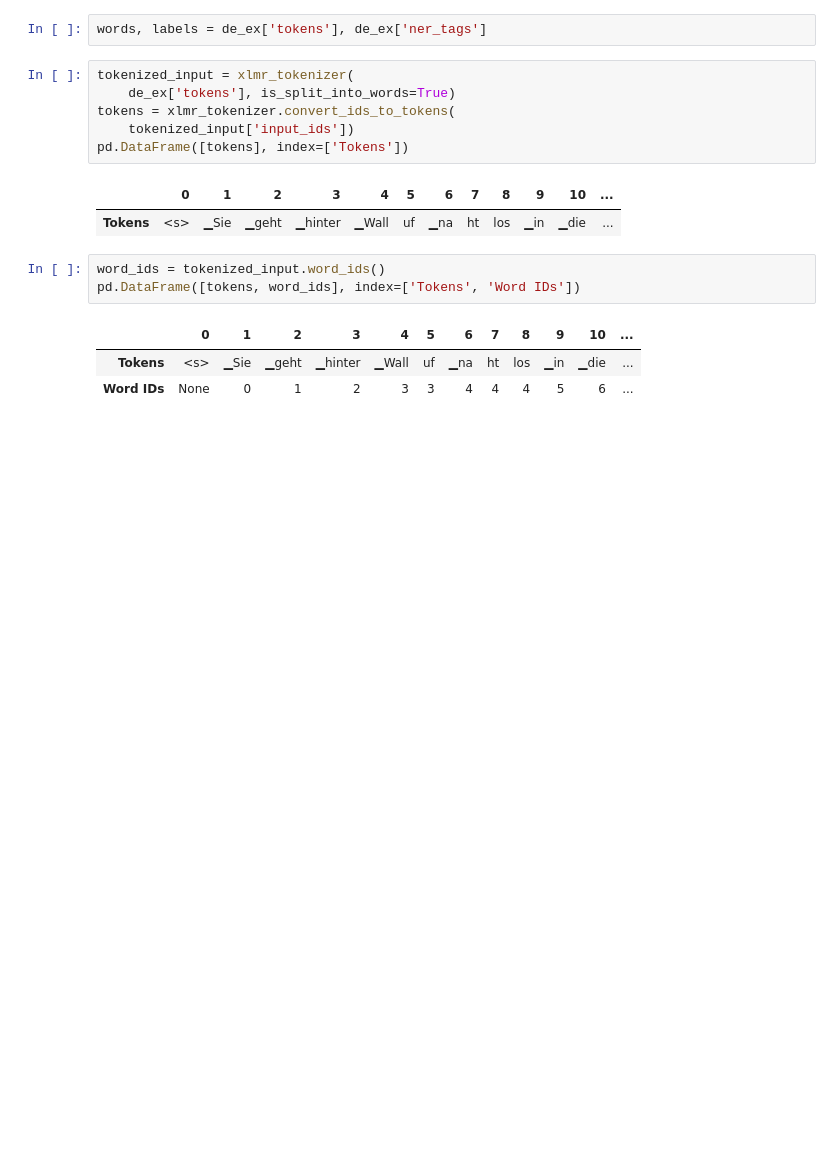
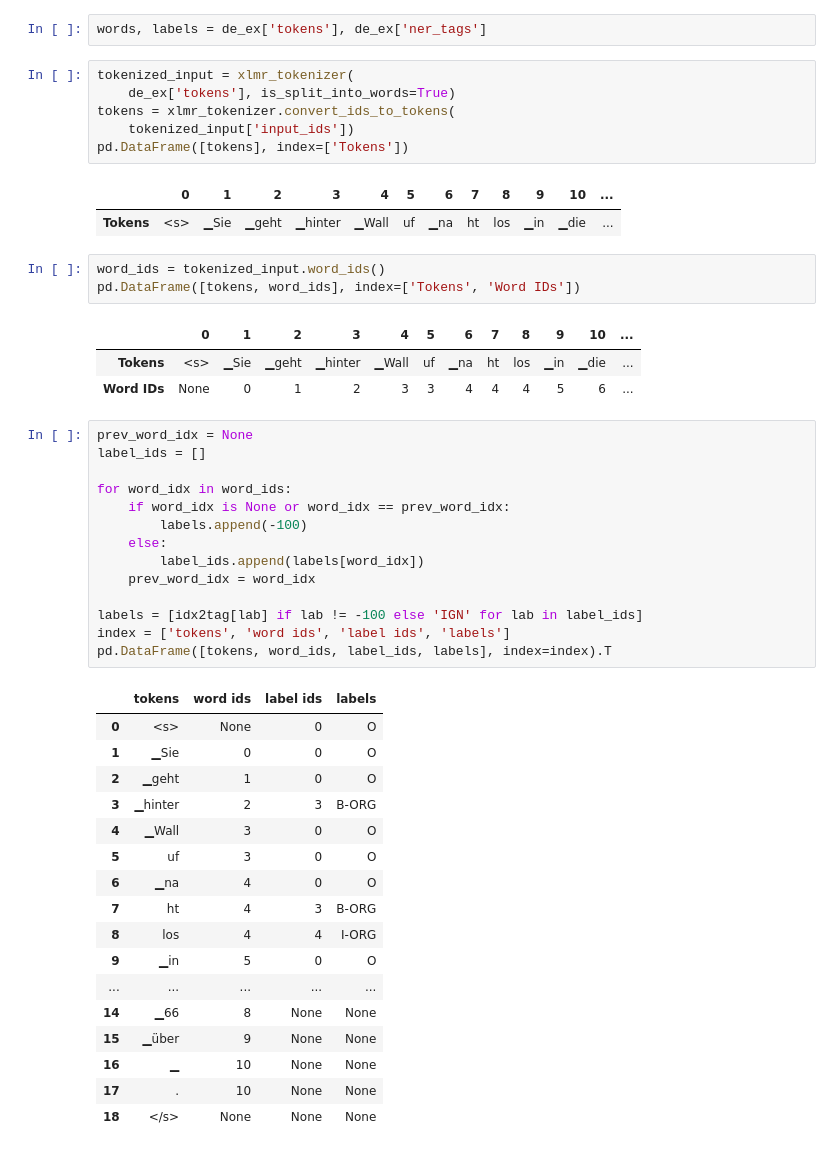
Before and after one commit to damiansp/NLP, a Jupyter notebook: transformers/04_multilingual_named_entity_recognition/01_multilingual_NER.py.ipynb, the cells around one changed output. Saved outputs shown, nothing was run; the diff lists cells and outputs as text; blank space fills up the shorter version.

```diff
--- a/transformers/04_multilingual_named_entity_recognition/01_multilingual_NER.py.ipynb
+++ b/transformers/04_multilingual_named_entity_recognition/01_multilingual_NER.py.ipynb
@@ -252,3 +256,35 @@ pd.DataFrame([tokens, word_ids], index=['Tokens', 'Word IDs'])
 |  | 0 | 1 | 2 | 3 | 4 | 5 | 6 | 7 | 8 | 9 | 10 | ... |
 | Tokens | <s> | ▁Sie | ▁geht | ▁hinter | ▁Wall | uf | ▁na | ht | los | ▁in | ▁die | ... |
 | Word IDs | None | 0 | 1 | 2 | 3 | 3 | 4 | 4 | 4 | 5 | 6 | ... |
+# %%
+prev_word_idx = None
+label_ids = []
+
+for word_idx in word_ids:
+    if word_idx is None or word_idx == prev_word_idx:
+        labels.append(-100)
+    else:
+        label_ids.append(labels[word_idx])
+    prev_word_idx = word_idx
+
+labels = [idx2tag[lab] if lab != -100 else 'IGN' for lab in label_ids]
+index = ['tokens', 'word ids', 'label ids', 'labels']
+pd.DataFrame([tokens, word_ids, label_ids, labels], index=index).T
+# %% [output]
+|  | tokens | word ids | label ids | labels |
+| 0 | <s> | None | 0 | O |
+| 1 | ▁Sie | 0 | 0 | O |
+| 2 | ▁geht | 1 | 0 | O |
+| 3 | ▁hinter | 2 | 3 | B-ORG |
+| 4 | ▁Wall | 3 | 0 | O |
+| 5 | uf | 3 | 0 | O |
+| 6 | ▁na | 4 | 0 | O |
+| 7 | ht | 4 | 3 | B-ORG |
+| 8 | los | 4 | 4 | I-ORG |
+| 9 | ▁in | 5 | 0 | O |
+| ... | ... | ... | ... | ... |
+| 14 | ▁66 | 8 | None | None |
+| 15 | ▁über | 9 | None | None |
+| 16 | ▁ | 10 | None | None |
+| 17 | . | 10 | None | None |
+| 18 | </s> | None | None | None |
```
Also changed, not shown: parts of 9 cells of this notebook.
